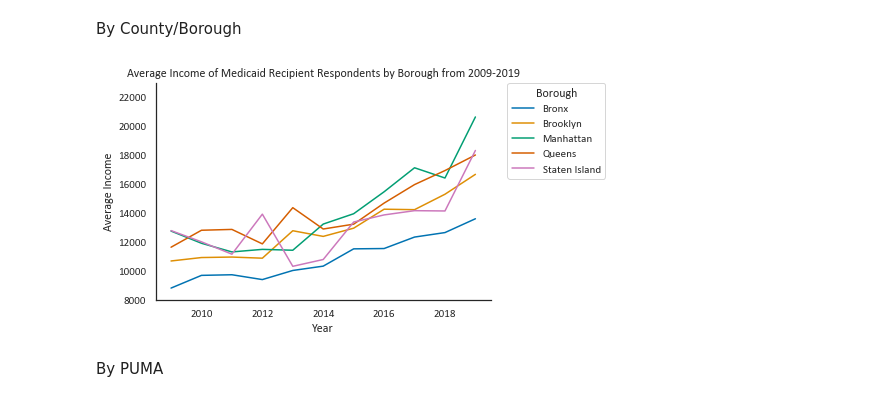
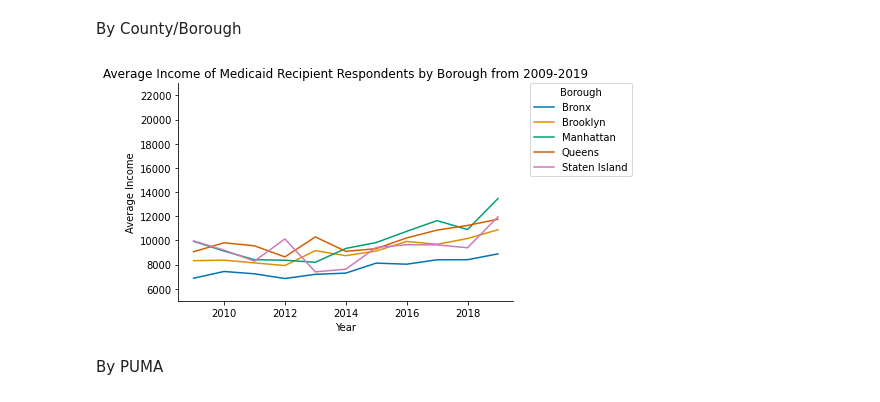
Before and after one commit to mspp-data-studio-2021/Ariel_Medex, a Jupyter notebook: IPUMS ACS Data 2009-2019.ipynb, the cells around one changed output. Drawn from its saved outputs; the diff is of its cells as text; code cells hidden in the pictures.

```diff
--- a/IPUMS ACS Data 2009-2019.ipynb
+++ b/IPUMS ACS Data 2009-2019.ipynb
@@ -75,2 +76,4 @@ df1
 # %% [markdown]
 Note: You might have to restart the kernel in order for this code to work
+# %%
+df1['ADJINC'] = df1['INCTOT']*df1['CPI99']
@@ -111,7 +122,7 @@ Tabulating Average Income by Year and Borough (County)
 # %%
 year_borough = df1.groupby(['YEAR', 'COUNTYICP'], as_index=False)
 # %%
-yr_br = calc.mean(year_borough, 'INCTOT').reset_index()
+yr_br = calc.mean(year_borough, 'ADJINC').reset_index()
 yr_br.head()
 # %% [output]
 |  | index | YEAR | COUNTYICP | NaN |
@@ -224,16 +330,16 @@ By County/Borough
 # %%
 yr_br1 = yr_br1.replace([50, 470, 610, 810, 850], ['Bronx', 'Brooklyn', 'Manhattan', 'Queens', 'Staten Island'])
 sns.lineplot(x='YEAR', y='AVGINC', hue='COUNTYICP',
              data=yr_br1,  palette=sns.color_palette("colorblind", n_colors=5))
 sns.despine()
 plt.ylabel('Average Income')
 plt.xlabel('Year')
-plt.ylim(8000, 23000)
+plt.ylim(5000, 23000)
 plt.title('Average Income of Medicaid Recipient Respondents by Borough from 2009-2019')
 plt.legend(bbox_to_anchor=(1.05, 1), loc=2, borderaxespad=0., title="Borough")
 plt.savefig('Medicaid Population Average Income by Borough 2009-2019.png')
 # %% [output]
-[figure, old version]
+[figure, new version]
 # %% [markdown]
 By PUMA
 # %%
```
Also changed, not shown: parts of 24 cells of this notebook.
